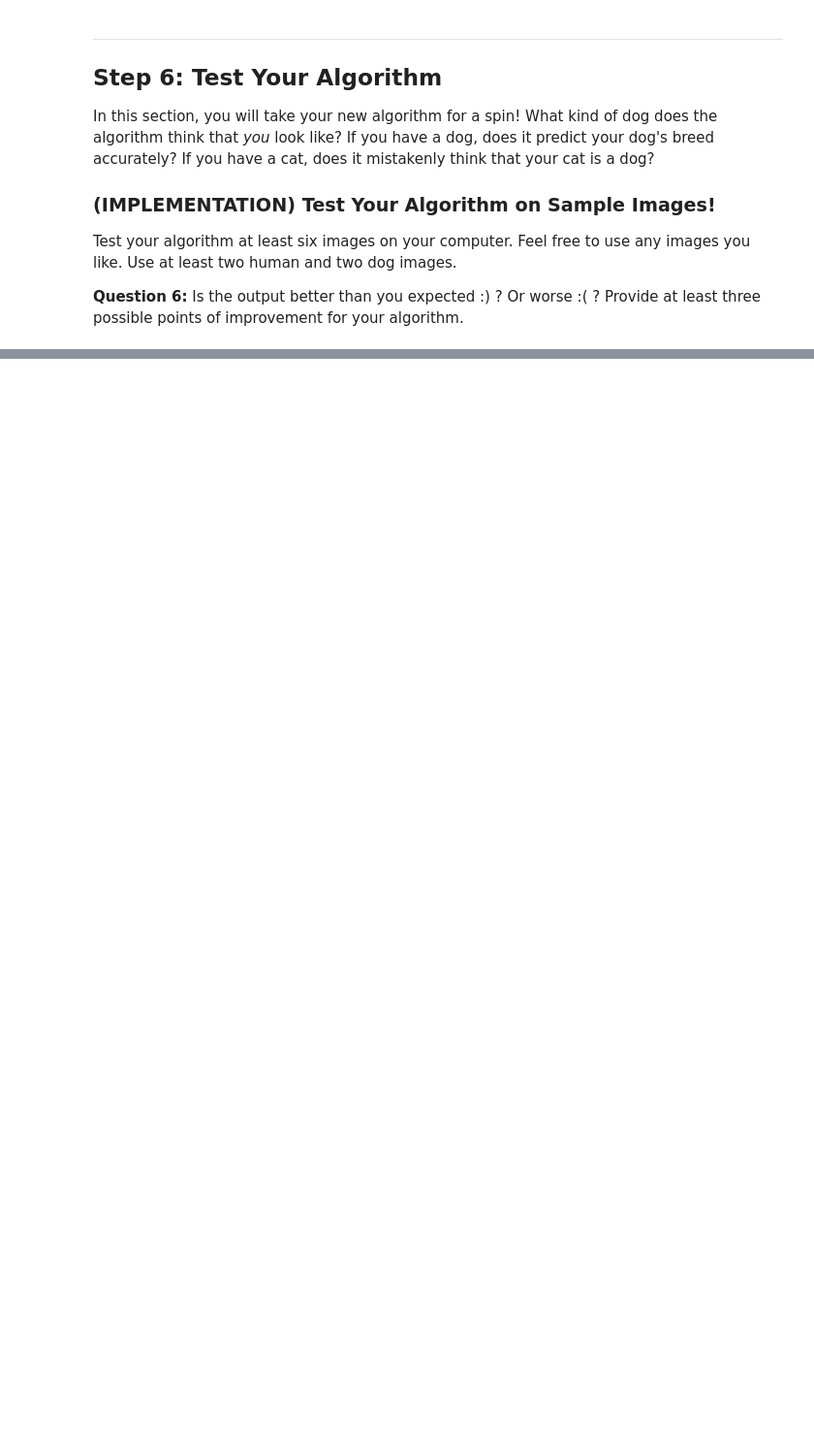
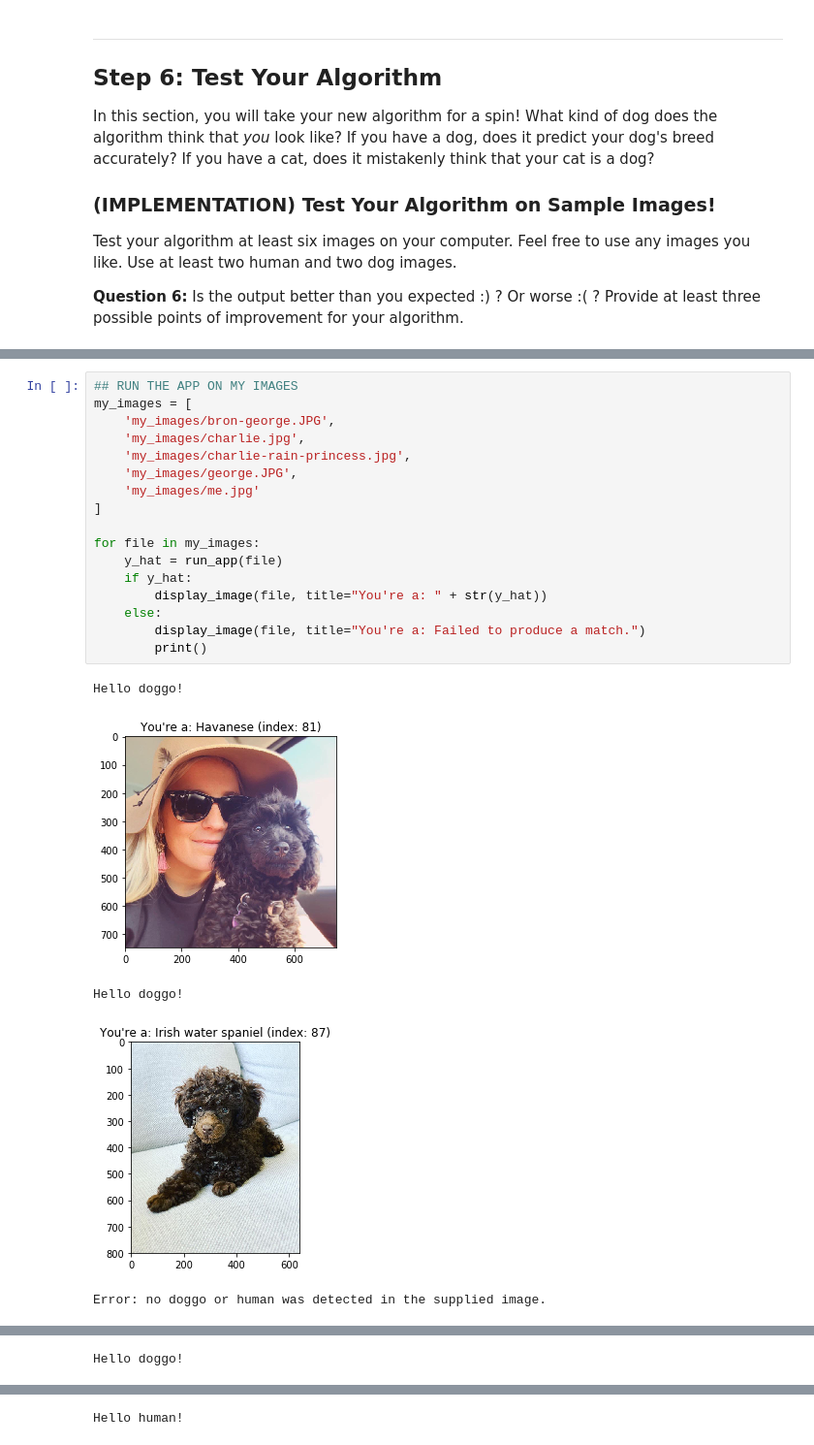
Before and after one commit to danwild/dog-breed-classifier, a Jupyter notebook: dog_app.ipynb, the cells around one changed output, grey strips where cells are left out. Shown at 97% size. Saved outputs shown, nothing was run; the diff lists cells and outputs as text; blank space fills up the shorter version.

```diff
--- a/dog_app.ipynb
+++ b/dog_app.ipynb
@@ -779,0 +909,23 @@ for file in np.hstack((human_files[:3], dog_files[:3])):
+# %%
+## RUN THE APP ON MY IMAGES
+my_images = [
+    'my_images/bron-george.JPG',
+    'my_images/charlie.jpg',
+    'my_images/charlie-rain-princess.jpg',
+    'my_images/george.JPG',
+    'my_images/me.jpg'
+]
+
+for file in my_images:
+    y_hat = run_app(file)
+    if y_hat:
+        display_image(file, title="You're a: " + str(y_hat))
+    else:
+        display_image(file, title="You're a: Failed to produce a match.")
+        print()
+# %% [output]
+Hello doggo!
+[figure, added]
+Hello doggo!
+[figure, added]
+Error: no doggo or human was detected in the supplied image.
@@ -779,0 +933 @@ for file in np.hstack((human_files[:3], dog_files[:3])):
+Hello doggo!
@@ -779,0 +935 @@ for file in np.hstack((human_files[:3], dog_files[:3])):
+Hello human!
```
Also changed, not shown: parts of 38 cells of this notebook, 2 other files.
